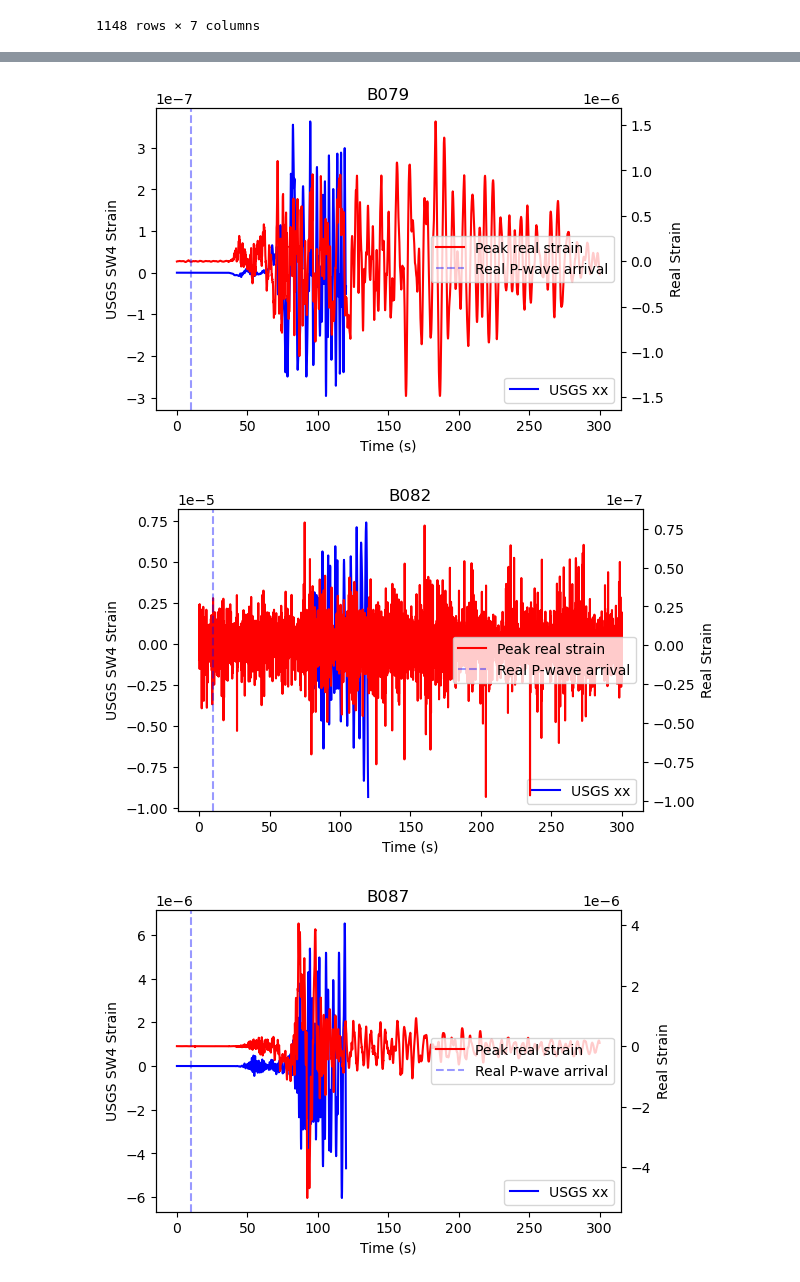
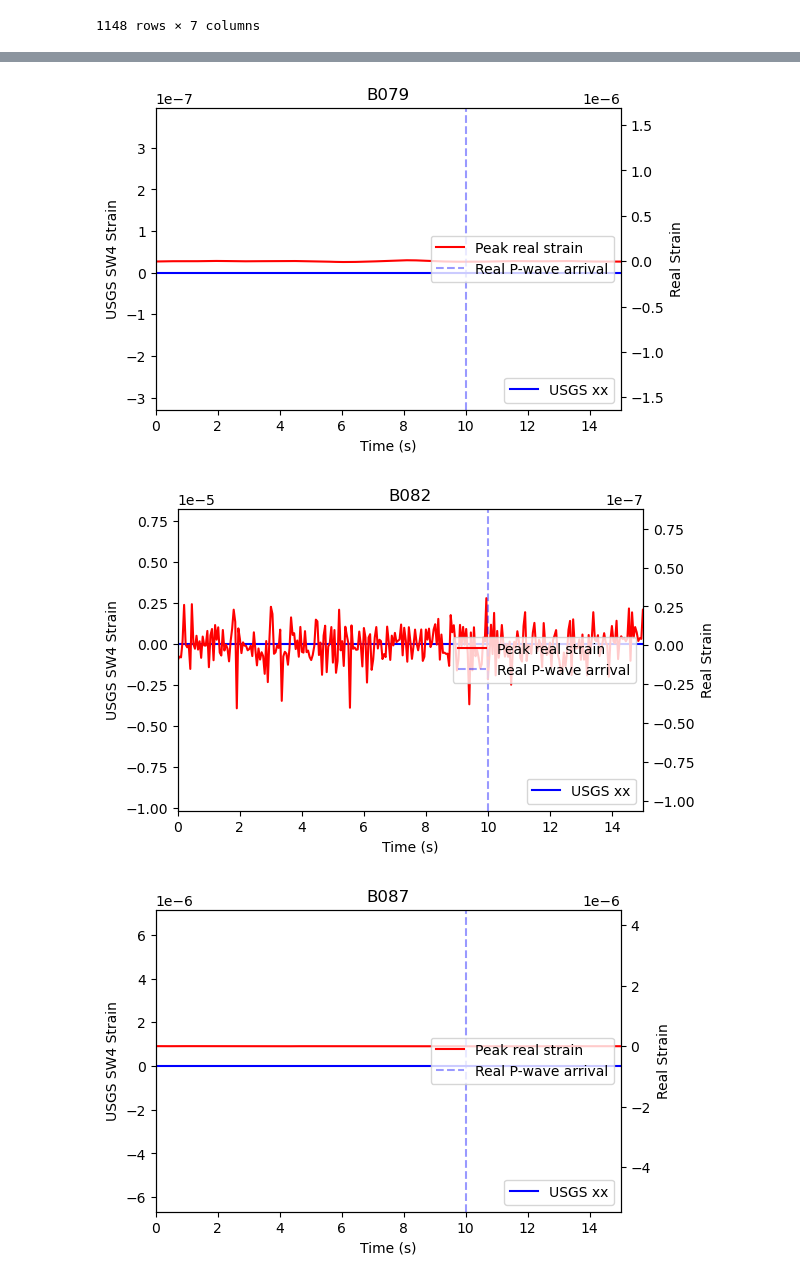
Before and after one commit to UO-Geophysics/sw4_strain, a Jupyter notebook: plot_peak_strain_usgssw4_vs_real.ipynb, the cells around one changed output, grey strips where cells are left out. Saved outputs shown, nothing was run; the diff lists cells and outputs as text; code cells hidden in the pictures.

```diff
--- a/plot_peak_strain_usgssw4_vs_real.ipynb
+++ b/plot_peak_strain_usgssw4_vs_real.ipynb
@@ -148,7 +148,7 @@ for sta in stas:
     ax.set_xlabel('Time (s)')
     ax.set_ylabel('USGS SW4 Strain')
 #     ax.set_xlim(0, strain_fq.time.values[:int(len(strain_fq.time.values)/2)][-1])
-    # ax.set_xlim(0, 15)
+    ax.set_xlim(0, 15)
 #     ax.set_ylim(min(xx_fq[:int(len(xx_fq)/2)])*1.1, max(xx_fq[:int(len(xx_fq)/2)])*1.1)
 #     plt.ylim(10**-15, 10**-3)
     ax.legend(loc = 'lower right')
@@ -160,3 +160,3 @@ for sta in stas:
-[figure, old version]
+[figure, new version]
-[figure, old version]
+[figure, new version]
-[figure, old version]
+[figure, new version]
```
Also changed, not shown: parts of 11 cells of this notebook, 3 other files.
